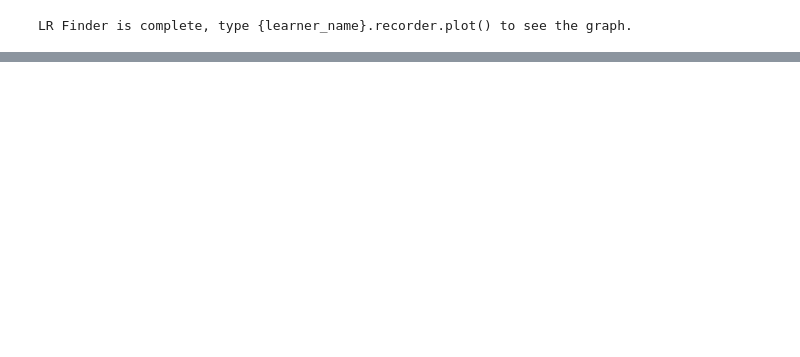
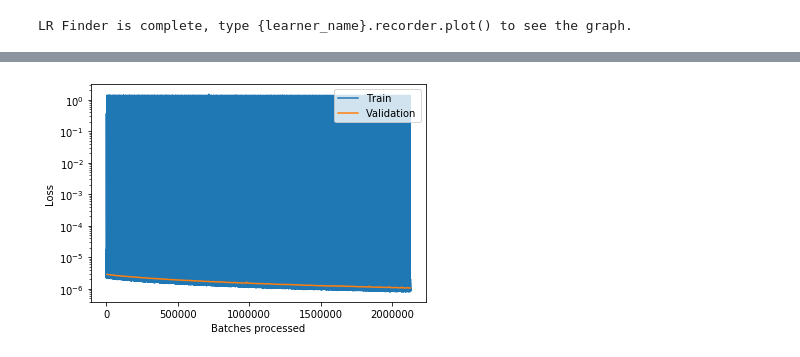
Before and after one commit to erwulff/lth_thesis_project, a Jupyter notebook: jet_by_jet_compression/fastai_AE_3D/fastai_AE_3D_200_no1cycle.ipynb, the cells around one changed output, grey strips where cells are left out. Saved outputs shown, nothing was run; the diff lists cells and outputs as text; code cells hidden in the pictures; blank space fills up the shorter version.

```diff
--- a/jet_by_jet_compression/fastai_AE_3D/fastai_AE_3D_200_no1cycle.ipynb
+++ b/jet_by_jet_compression/fastai_AE_3D/fastai_AE_3D_200_no1cycle.ipynb
@@ -181,3 +156,0 @@ LR Finder is complete, type {learner_name}.recorder.plot() to see the graph.
-# %%
-lr = 2e-4
-learn.fit_one_cycle(6, max_lr=lr, wd=wd)
@@ -213,3 +156,0 @@ RuntimeError: Expected object of backend CPU but got backend CUDA for argument #
-# %%
-lr = 1e-6
-learn.fit_one_cycle(2, max_lr=lr, wd=0.1)
@@ -327,0 +157,3 @@ for kk in np.arange(4):
+# %%
+lr = 1e-6
+learn.fit(1000, lr=lr, wd=wd)
@@ -327,0 +181,5 @@ for kk in np.arange(4):
+# %%
+learn.recorder.plot_losses()
+plt.yscale('log')
+# %% [output]
+[figure, added]
```
Also changed, not shown: parts of 77 cells of this notebook, 15 other files.
